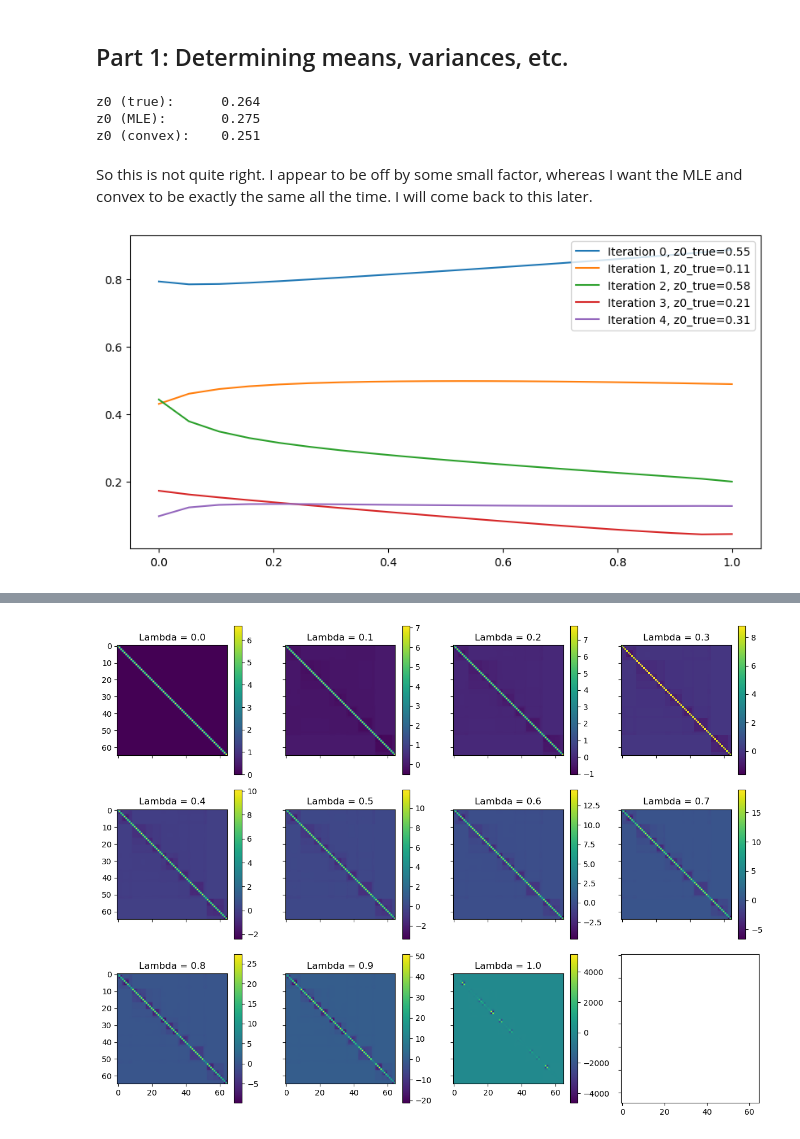
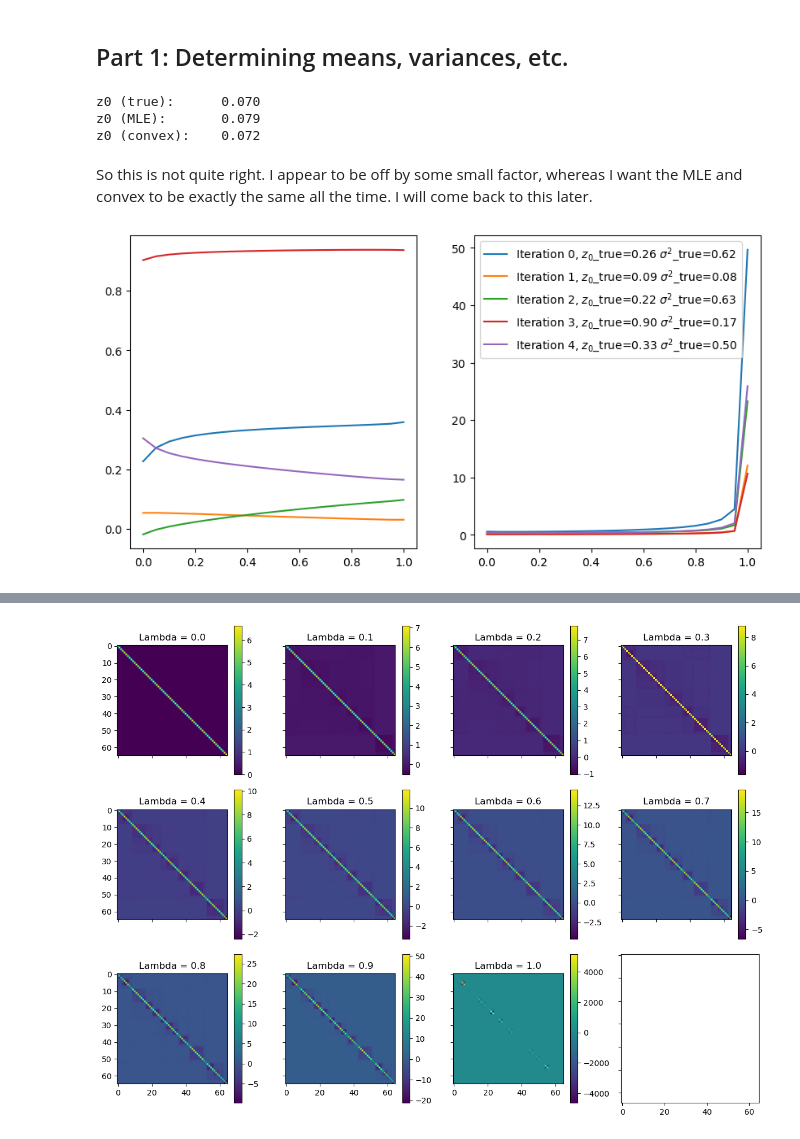
Before and after one commit to pchlenski/phylosig, a Jupyter notebook: 07_convex_combination.ipynb, the cells around one changed output, grey strips where cells are left out. Saved outputs shown, nothing was run; the diff lists cells and outputs as text; code cells hidden in the pictures.

```diff
--- a/07_convex_combination.ipynb
+++ b/07_convex_combination.ipynb
@@ -15,4 +15,4 @@ from tqdm import tqdm, trange
 from src.phylogenetic_signal import PagelsLambda
 
 # Global variables
-N_SAMP = 1000
+N_SAMP = 100
@@ -132,9 +136,9 @@ print(
 # z0_convex = random_lam * z0_1 + (1 - random_lam) * z0_0
 # print("Convex combination:", z0_convex)
 # %% [output]
-z0 (true):      0.264
-z0 (MLE):       0.275
-z0 (convex):    0.251
+z0 (true):      0.070
+z0 (MLE):       0.079
+z0 (convex):    0.072
 # %% [markdown]
  So this is not quite right. I appear to be off by some small factor, whereas I
  want the MLE and convex to be exactly the same all the time. I will come back
@@ -142,25 +146,30 @@ z0 (convex):    0.251
 # %%
 # What actually happens to the estimates of z0 by lambda?
 
-fig = plt.figure(figsize=(10, 5))
+fig, axs = plt.subplots(1, 2, figsize=(10, 5))
 
 for it in range(5):
     # Get a random lambda
     lam_true = np.random.rand()
     z0_true = np.random.rand()
+    sigma2_true = np.random.rand()
     C_lam = pl.rescale_cov(lam_true, cov=C)
 
     # Sample
-    x = np.random.multivariate_normal(z0_true * np.ones(N), C_lam, size=1).T
+    x = np.random.multivariate_normal(z0_true * np.ones(N), sigma2_true * C_lam, size=1).T
 
     z0s = []
-    for lam in np.linspace(0, 1, 20):
+    sigmas = []
+    xs = np.linspace(0, 1, 21)
+    for lam in xs:
         C_lam = pl.rescale_cov(lam, cov=C)
         z0, sigma2, ll = pl.mle(x, C_lam, unbiased=True)
         z0s.append(z0)
-    plt.plot(np.linspace(0, 1, 20), z0s, label=f"Iteration {it}, z0_true={z0_true:.2f}")
+        sigmas.append(sigma2)
+    axs[0].plot(xs, z0s)
+    axs[1].plot(xs, sigmas, label=f"Iteration {it}, $z_0$_true={z0_true:.2f} $\sigma^2$_true={sigma2_true:.2f}")
 
-plt.legend()
+    plt.legend()
 plt.show()
 # %% [output]
-[figure, old version]
+[figure, new version]
```
Also changed, not shown: parts of 8 cells of this notebook, 4 other files.
